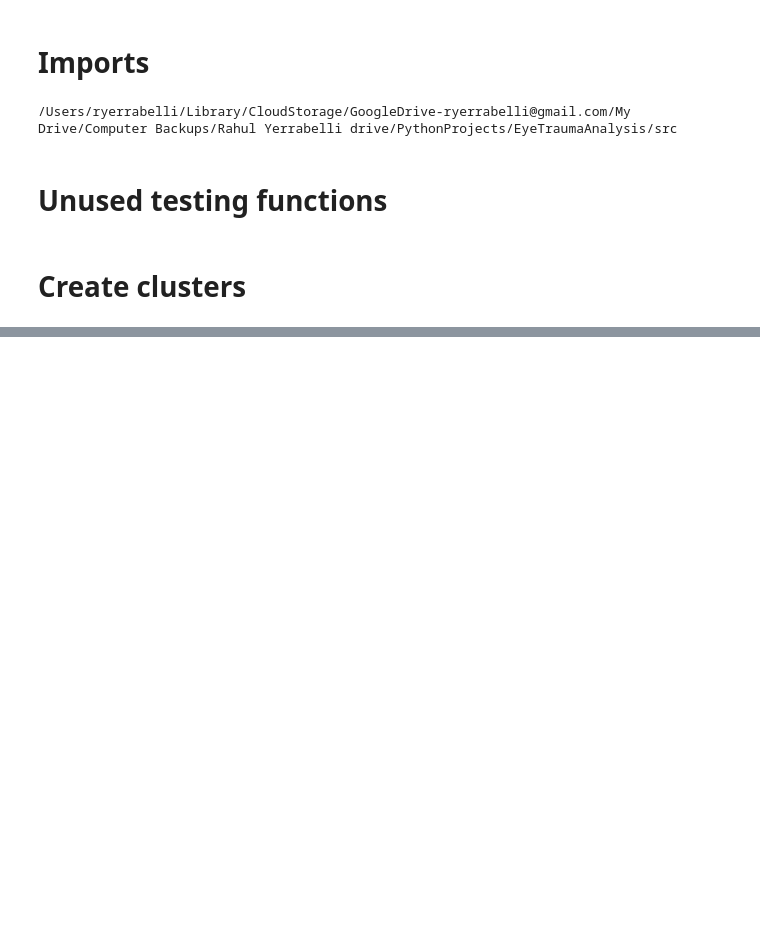
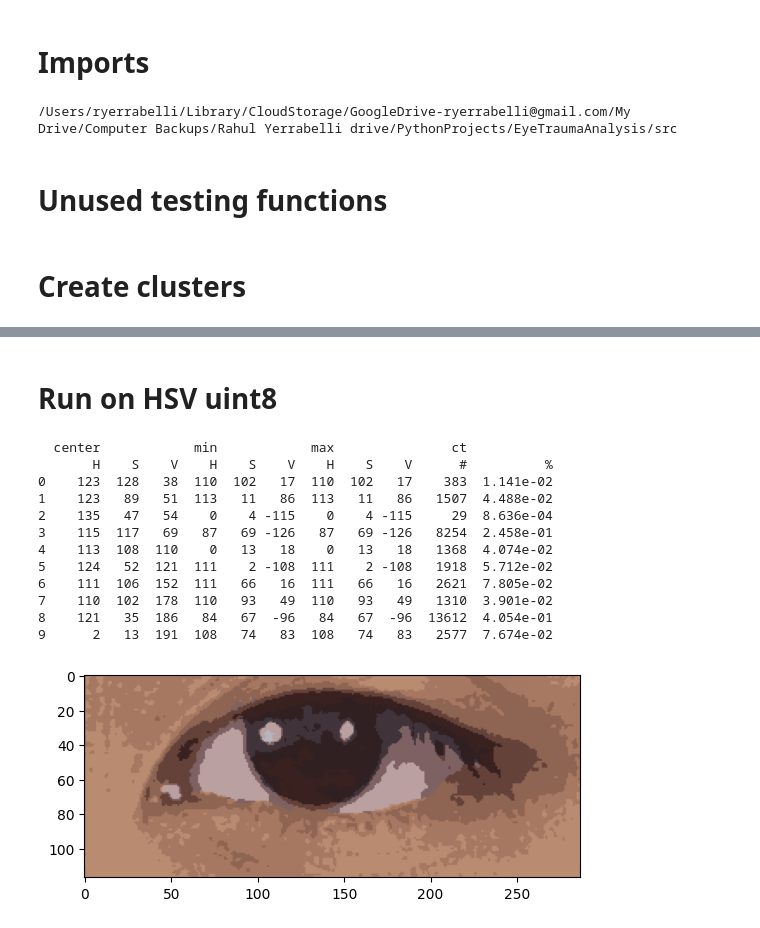
Before and after one commit to ethanrasmussen/EyeTraumaAnalysis, a Jupyter notebook: src/notebooks/RSY_2_kmeans_save_output.ipynb, the cells around one changed output, grey strips where cells are left out. Drawn from its saved outputs; the diff is of its cells as text; code cells hidden in the pictures; blank space fills up the shorter version.

```diff
--- a/src/notebooks/RSY_2_kmeans_save_output.ipynb
+++ b/src/notebooks/RSY_2_kmeans_save_output.ipynb
@@ -133,0 +235,28 @@ def draw_separate_clusters(img, filename=None, labelled=True, K_val=10):
+# %% [markdown]
+# Run on HSV uint8
+# %%
+img_file_num = 14000
+image = EyeTraumaAnalysis.Image(f"data/01_raw/{img_file_num}.png")
+img_bgr = image.img
+img_hsv = cv2.cvtColor(img_bgr, cv2.COLOR_BGR2HSV)
+centers, kmeans_masks, res_img, clusters = create_kmeans(img_hsv)
+res_bgr = np.uint8(cv2.cvtColor(res_hsv, cv2.COLOR_HSV2BGR))
+masks_summed = EyeTraumaAnalysis.get_masked_sums(kmeans_masks)
+
+plt.imshow(res_bgr)
+with pd.option_context("display.precision", 3, "display.width",100):
+    print(clusters)
+# %% [output]
+  center            min            max               ct
+       H    S    V    H    S    V    H    S    V      #          %
+0    123  128   38  110  102   17  110  102   17    383  1.141e-02
+1    123   89   51  113   11   86  113   11   86   1507  4.488e-02
+2    135   47   54    0    4 -115    0    4 -115     29  8.636e-04
+3    115  117   69   87   69 -126   87   69 -126   8254  2.458e-01
+4    113  108  110    0   13   18    0   13   18   1368  4.074e-02
+5    124   52  121  111    2 -108  111    2 -108   1918  5.712e-02
+6    111  106  152  111   66   16  111   66   16   2621  7.805e-02
+7    110  102  178  110   93   49  110   93   49   1310  3.901e-02
+8    121   35  186   84   67  -96   84   67  -96  13612  4.054e-01
+9      2   13  191  108   74   83  108   74   83   2577  7.674e-02
+[figure, added]
```
Also changed, not shown: parts of 15 cells of this notebook, 2 other files.
